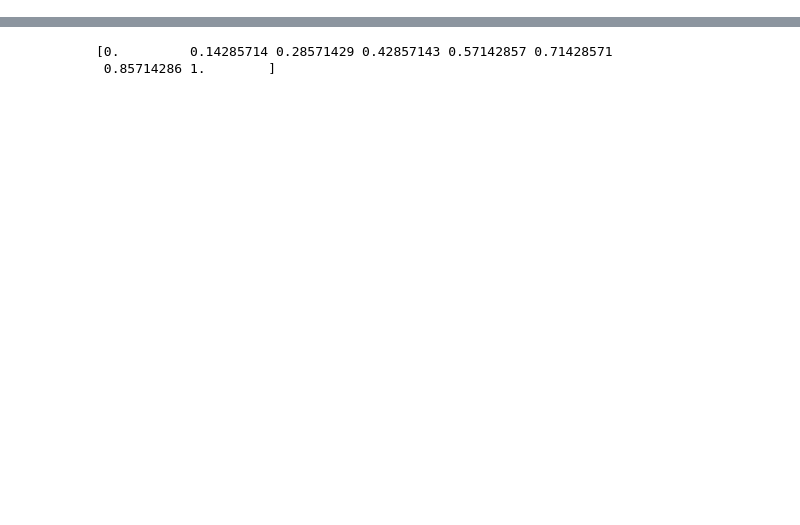
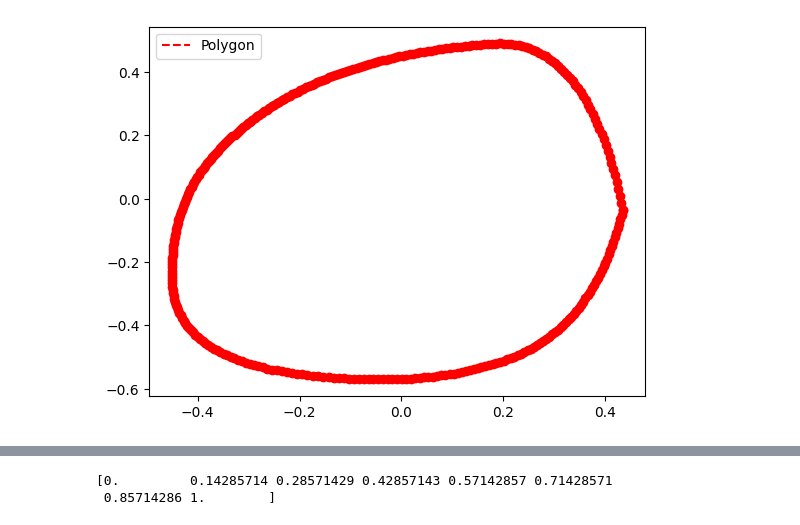
Before and after one commit to newton-raphson/sdftospline, a Jupyter notebook: notebooks/different_nurbs_packages.ipynb, the cells around one changed output, grey strips where cells are left out. Cells and saved outputs as stored; diff of their text form; code cells hidden in the pictures; blank space fills up the shorter version.

```diff
--- a/notebooks/different_nurbs_packages.ipynb
+++ b/notebooks/different_nurbs_packages.ipynb
@@ -55,0 +52,86 @@ curve_points = curve.evalpts
+# %%
+
+import numpy as np
+import matplotlib.pyplot as plt
+from geomdl import BSpline
+from pyDOE2 import lhs
+
+# Original control points
+original_ctrlpts = np.array([[-0.7, 0.7, 0], [0, 0.7, 0], [0.7, 0.7, 0], [0.7, 0, 0], [0.7, -0.7, 0],
+                             [-0.7, 0, 0], [-0.7, -0.7, 0], [-0.7, 0, 0], [-0.7, 0.7, 0]])
+
+# Number of control points
+num_ctrlpts = len(original_ctrlpts)
+
+# Number of samples
+num_samples = 2000
+np.random.seed(20)
+# Generate Latin Hypercube Samples for radius and angle for each control point
+samples = np.random.uniform(0, 1, size=(num_samples, 2,9))
+# Make last and first element of every array same
+samples[:, :, -1] = samples[:, :, 0]
+# this is form radius
+# print(samples[:,1])
+# this is for degree
+
+# Scale and shift samples for radius
+radii = 0.01 + samples[:, 0] * (0.7 - 0.01)
+
+
+# # Scale and shift samples for angle (convert to degrees)
+angles_deg = -10 + samples[:, 1] * (10 - (-10))
+
+# # Convert angles to radians
+angles_rad = np.radians(angles_deg)
+angles_rad
+# # Create a B-spline curve
+# curve = BSpline.Curve()
+
+# # Set degree of the curve
+curve.degree = 2
+angles = np.radians([0,45,90,135,180,225,270,315,360])
+
+# # Generate control points based on LHS samples
+lhs_ctrlpts = np.zeros((num_samples,9,2))
+# lhs_ctrlpts[:, :] = (radii * np.cos(angles_rad+angles),radii * np.sin(angles_rad+angles))
+# (radii * np.cos(angles_rad+angles),radii * np.sin(angles_rad+angles))
+lhs_ctrlpts[:,:,0]=radii * np.cos(angles_rad+angles)
+lhs_ctrlpts[:,:,1]=radii * np.sin(angles_rad+angles)
+# lhs_ctrlpts[:, :] = radii * np.sin(angles_rad+angles)
+
+# Set control points for the first configuration
+# curve.ctrlpts = lhs_ctrlpts[0]
+
+# Generate the curve points
+curve_points_lhs = curve_point_nurbs(lhs_ctrlpts[9])
+curve_points_lhs
+# Extract x, y coordinates from the curve points
+x_coords = [point[0] for point in curve_points_lhs]
+y_coords = [point[1] for point in curve_points_lhs]
+
+# Plot the polygon
+plt.plot(x_coords, y_coords, label="Polygon", linestyle="--", color="red")
+plt.scatter(x_coords, y_coords, color="red")  # Optionally, plot polygon points
+# plt.scatter(point[0], point[1], color="green")  # the point
+plt.legend()
+plt.show()
+# # Plot the original curve
+# plt.plot(curve_points_lhs[:, 0], curve_points_lhs[:, 1], 'bo', label='LHS Control Points')
+
+# # Plot the original curve for comparison
+# plt.plot(original_ctrlpts[:, 0], original_ctrlpts[:, 1], 'ro-', label='Original Curve')
+
+# # Set axis limits
+# plt.xlim([-1, 1])
+# plt.ylim([-1, 1])
+
+# # Set aspect ratio to be equal
+# plt.gca().set_aspect('equal', adjustable='box')
+
+# # Add legend
+# plt.legend()
+
+# # Show the plot
+# plt.show()
+# %% [output]
+[figure, added]
```
Also changed, not shown: parts of 8 cells of this notebook, 3 other files.
